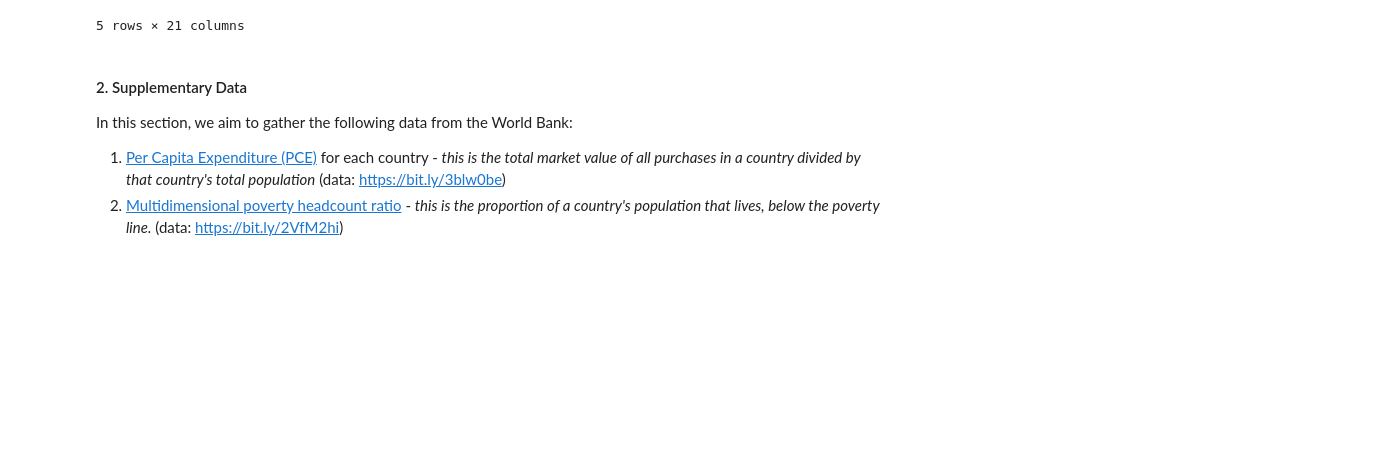
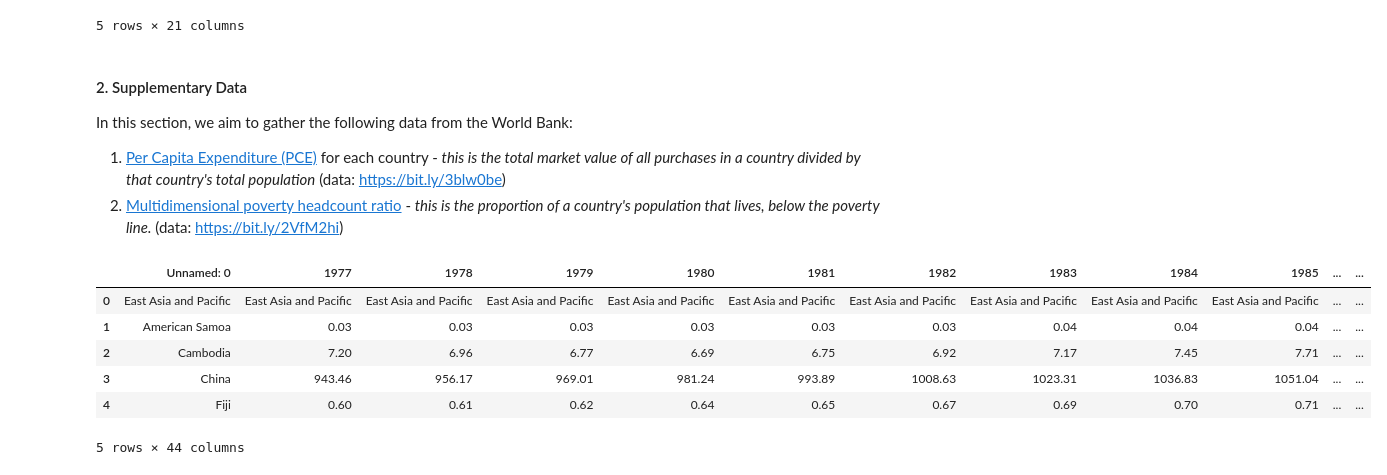
Before and after one commit to masterpython4ds/assignment-1-CeeThinwa, a Jupyter notebook: KIVA Analysis.ipynb, the cells around one changed output. Drawn from its saved outputs; the diff is of its cells as text; code cells hidden in the pictures; blank space fills up the shorter version.

```diff
--- a/KIVA Analysis.ipynb
+++ b/KIVA Analysis.ipynb
@@ -205,0 +160,17 @@ def data_miner(url_root='',
+# %%
+# Per Capita Expenditure
+PCE_data = pd.read_html('C://Users//CT//Documents//data-science-for-good-kiva-crowdfunding//PCE data.html')
+PCE_data = PCE_data[0]
+
+# World Bank Gross data
+db_data = pd.read_csv('C://Users//CT//Documents//data-science-for-good-kiva-crowdfunding//Data_Extract_From_Poverty_and_Equity//806b9aec-08c0-45f0-8acc-e02a84ec7c9c_Data.csv')
+# %%
+PCE_data.head(5)
+# %% [output]
+|  | Unnamed: 0 | 1977 | 1978 | 1979 | 1980 | 1981 | 1982 | 1983 | 1984 | 1985 | ... | ... |
+| 0 | East Asia and Pacific | East Asia and Pacific | East Asia and Pacific | East Asia and Pacific | East Asia and Pacific | East Asia and Pacific | East Asia and Pacific | East Asia and Pacific | East Asia and Pacific | East Asia and Pacific | ... | ... |
+| 1 | American Samoa | 0.03 | 0.03 | 0.03 | 0.03 | 0.03 | 0.03 | 0.04 | 0.04 | 0.04 | ... | ... |
+| 2 | Cambodia | 7.20 | 6.96 | 6.77 | 6.69 | 6.75 | 6.92 | 7.17 | 7.45 | 7.71 | ... | ... |
+| 3 | China | 943.46 | 956.17 | 969.01 | 981.24 | 993.89 | 1008.63 | 1023.31 | 1036.83 | 1051.04 | ... | ... |
+| 4 | Fiji | 0.60 | 0.61 | 0.62 | 0.64 | 0.65 | 0.67 | 0.69 | 0.70 | 0.71 | ... | ... |
+5 rows × 44 columns
```
Also changed, not shown: parts of 5 cells of this notebook.
